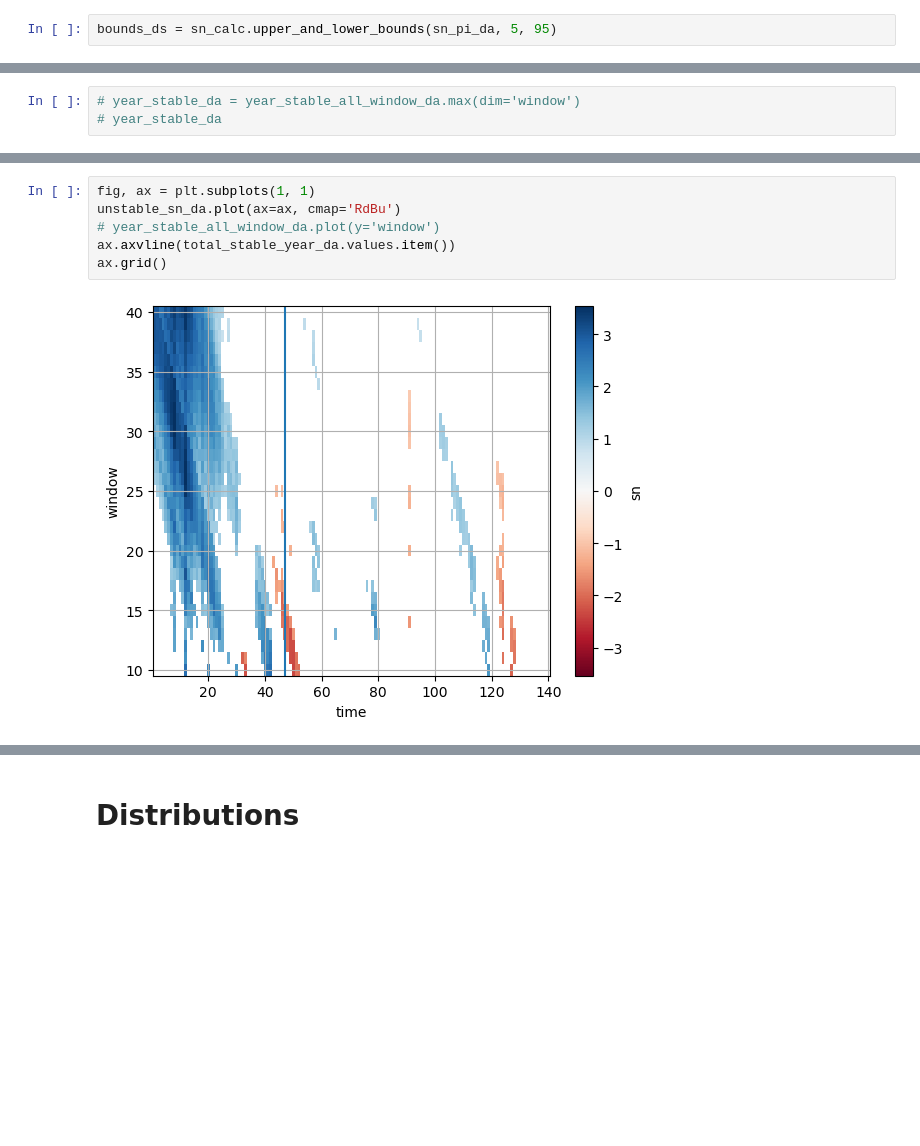
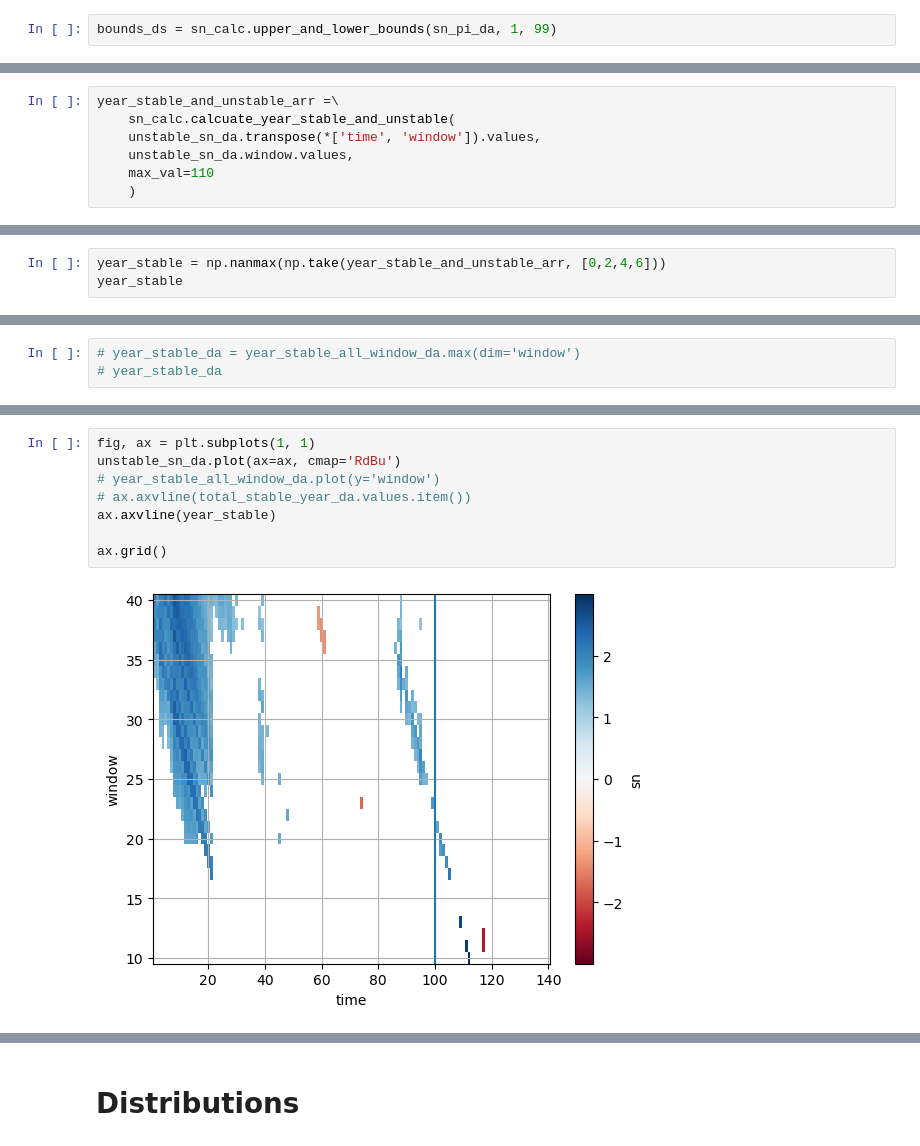
Before and after one commit to alexborowiak/zecmip_stabilisation, a Jupyter notebook: sythetic_timeseries_method_test_v2_all_window_frac_method.ipynb, the cells around one changed output, grey strips where cells are left out. Drawn from its saved outputs; the diff is of its cells as text; blank space fills up the shorter version.

```diff
--- a/sythetic_timeseries_method_test_v2_all_window_frac_method.ipynb
+++ b/sythetic_timeseries_method_test_v2_all_window_frac_method.ipynb
@@ -175,7 +181,7 @@ sn_pi_da = sn_calc.signal_to_noise_ratio_multi_window(
     logginglevel='ERROR'
 )
 # %%
-bounds_ds = sn_calc.upper_and_lower_bounds(sn_pi_da, 5, 95)
+bounds_ds = sn_calc.upper_and_lower_bounds(sn_pi_da, 1, 99)
 # %%
 # The S/N ratio that is unstable - e.g. the A1 S/N where the pi-control is unstable
 unstable_sn_da = sn_da.where(np.logical_or(
@@ -184,0 +195,7 @@ unstable_sn_da = sn_da.where(np.logical_or(
+# %%
+year_stable_and_unstable_arr =\
+    sn_calc.calcuate_year_stable_and_unstable(
+    unstable_sn_da.transpose(*['time', 'window']).values,
+    unstable_sn_da.window.values,
+    max_val=110
+    )
@@ -184,0 +206,3 @@ unstable_sn_da = sn_da.where(np.logical_or(
+# %%
+year_stable = np.nanmax(np.take(year_stable_and_unstable_arr, [0,2,4,6]))
+year_stable
@@ -254,11 +277,13 @@ trend_length
 # %%
 fig, ax = plt.subplots(1, 1)
 unstable_sn_da.plot(ax=ax, cmap='RdBu')
 # year_stable_all_window_da.plot(y='window')
-ax.axvline(total_stable_year_da.values.item())
+# ax.axvline(total_stable_year_da.values.item())
+ax.axvline(year_stable)
+
 ax.grid()
 # %% [output]
-[figure, old version]
+[figure, new version]
 # %%
 sn_da.plot()
 # %% [output]
```
Also changed, not shown: parts of 38 cells of this notebook, 4 other files.
